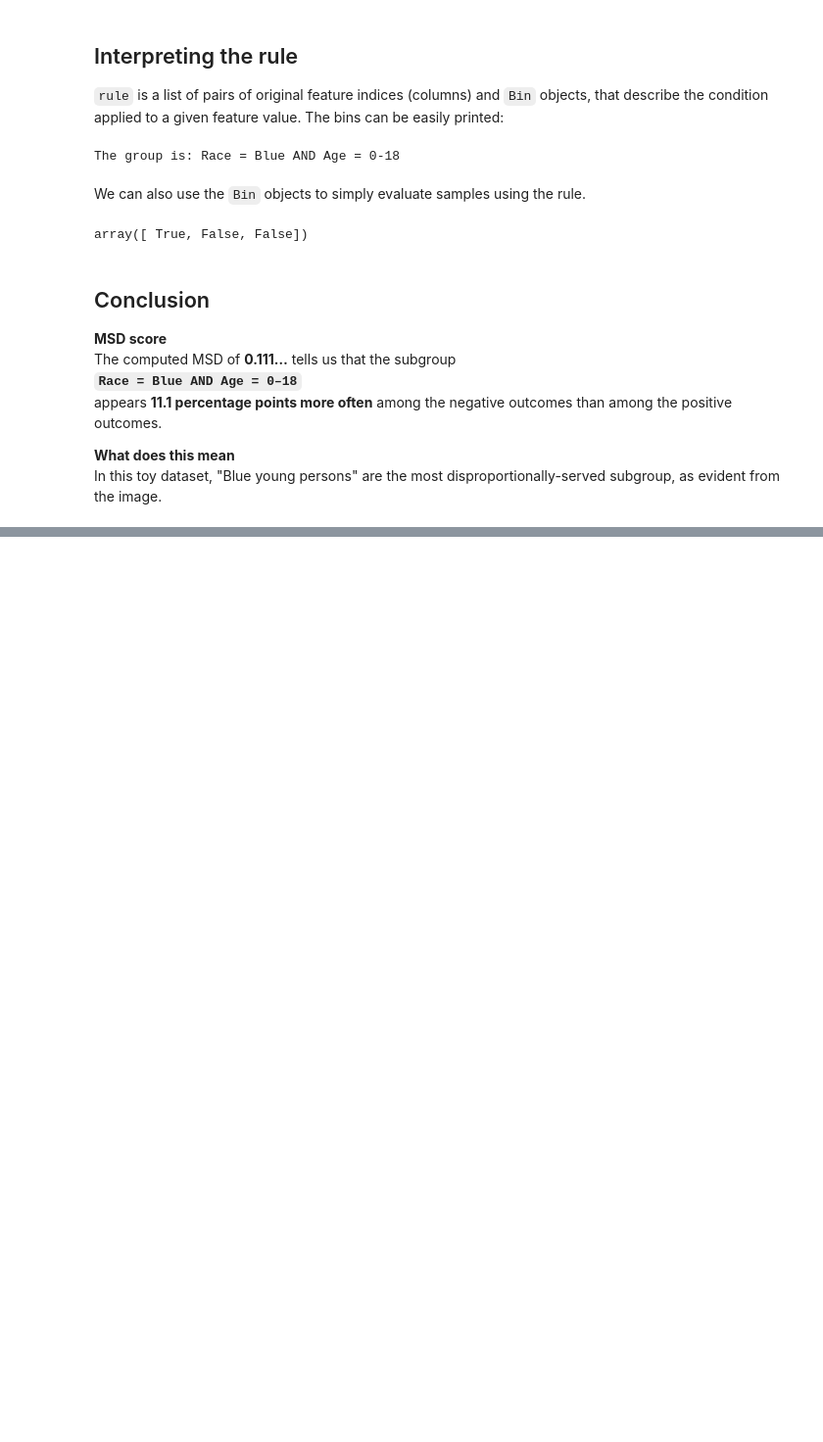
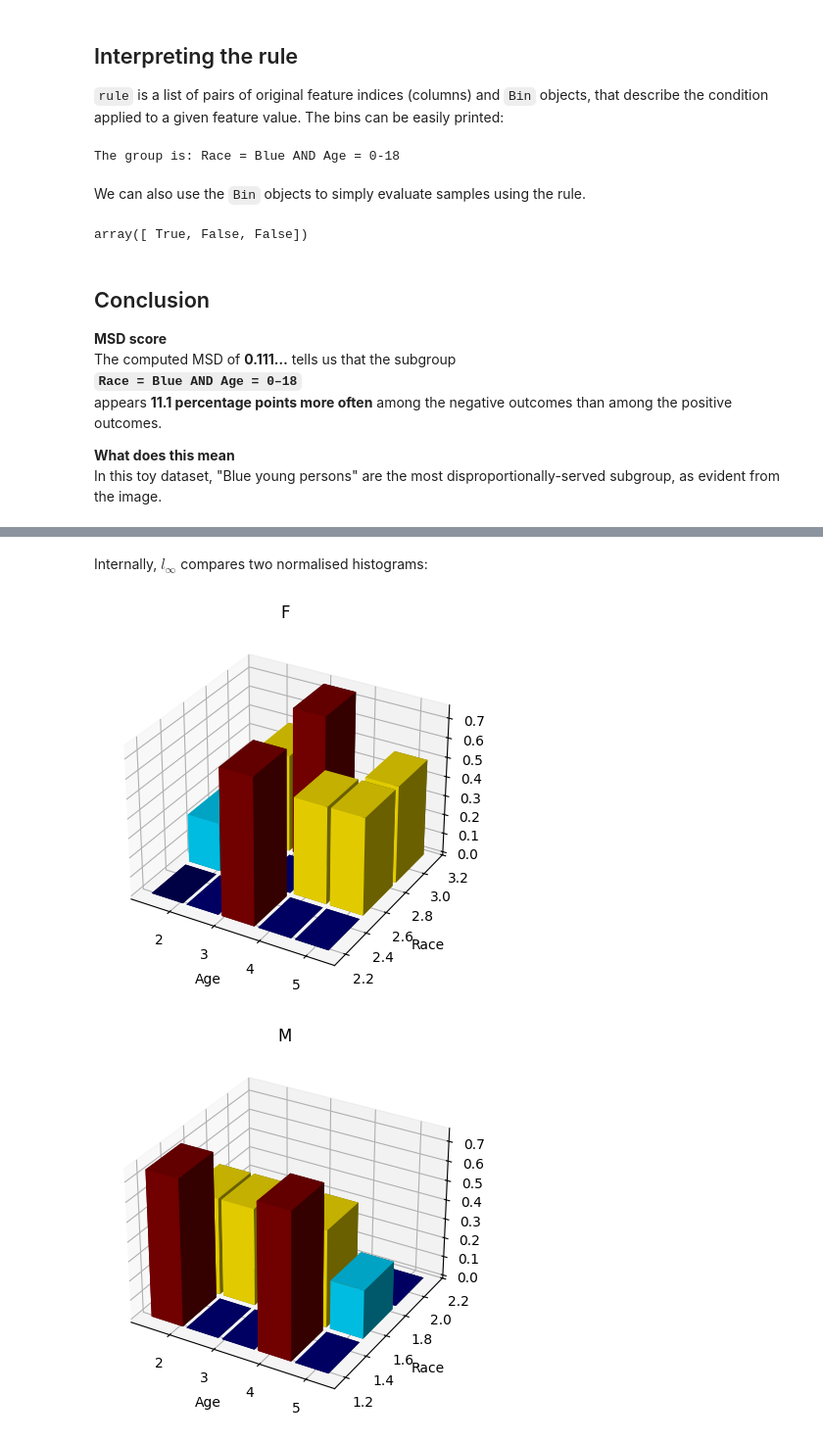
Before and after one commit to humancompatible/detect, a Jupyter notebook: examples/01_usage.ipynb, the cells around one changed output, grey strips where cells are left out. Shown at 98% size. Saved outputs shown, nothing was run; the diff lists cells and outputs as text; code cells hidden in the pictures; blank space fills up the shorter version.

```diff
--- a/examples/01_usage.ipynb
+++ b/examples/01_usage.ipynb
@@ -106,0 +124,17 @@ array([ True, False, False])
+# %%
+dataset_path = "../data/01_data+gender.csv"
+
+target = "Target"
+protected_list = ["Race", "Age", "Gender"]
+# %% [markdown]
+Internally, $l_\infty$ compares two normalised histograms:
+# %%
+from supports.linf_utils import plot_3D_histogram, load_histograms
+
+load_histograms(csv_path=dataset_path,
+    target_col=target,
+    protected_list=protected_list,
+    method_kwargs={'feature_involved': 'Gender', 'subgroup_to_check': 'F'})
+# %% [output]
+[figure, added]
+[figure, added]
```
Also changed, not shown: parts of 6 cells of this notebook, 1 other file.
